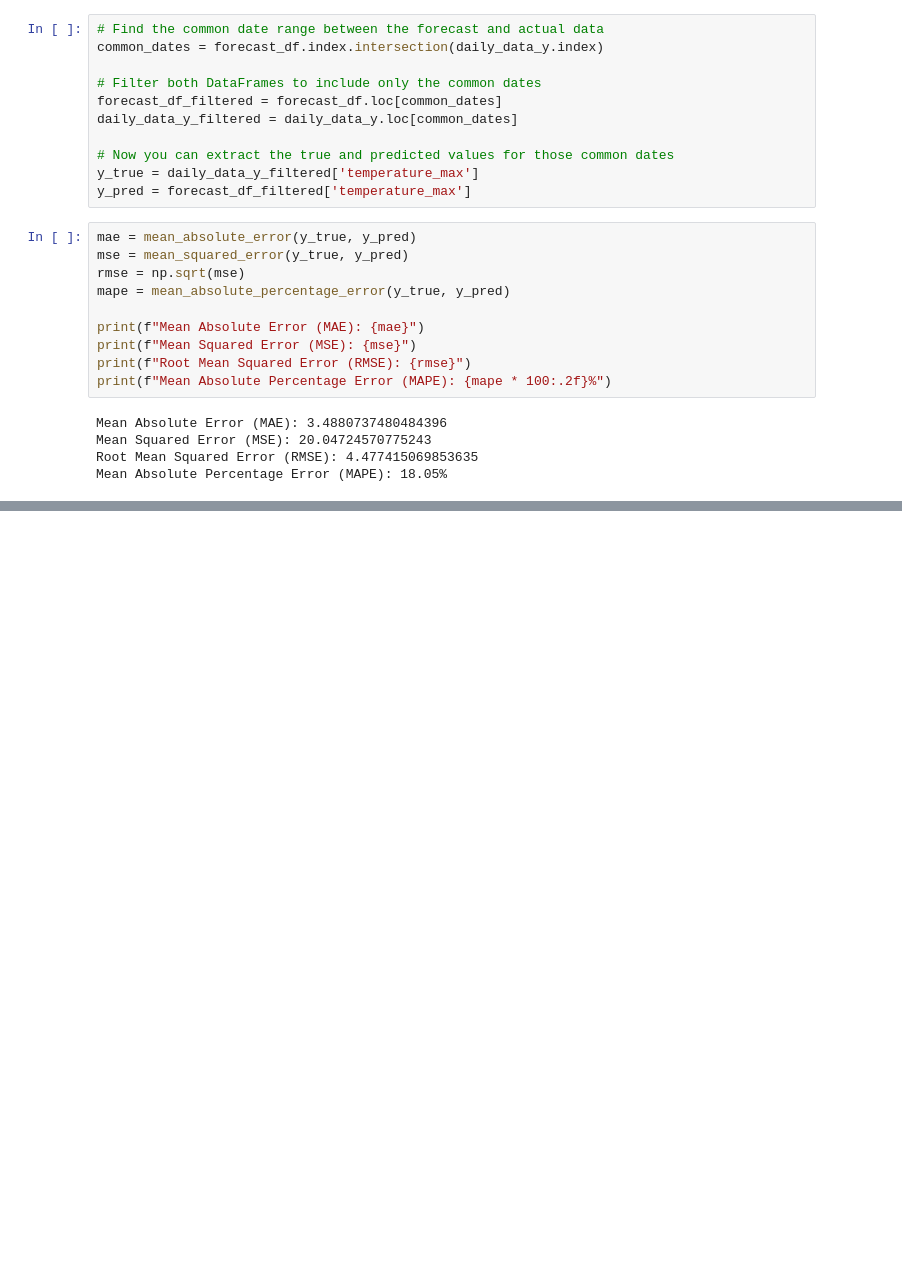
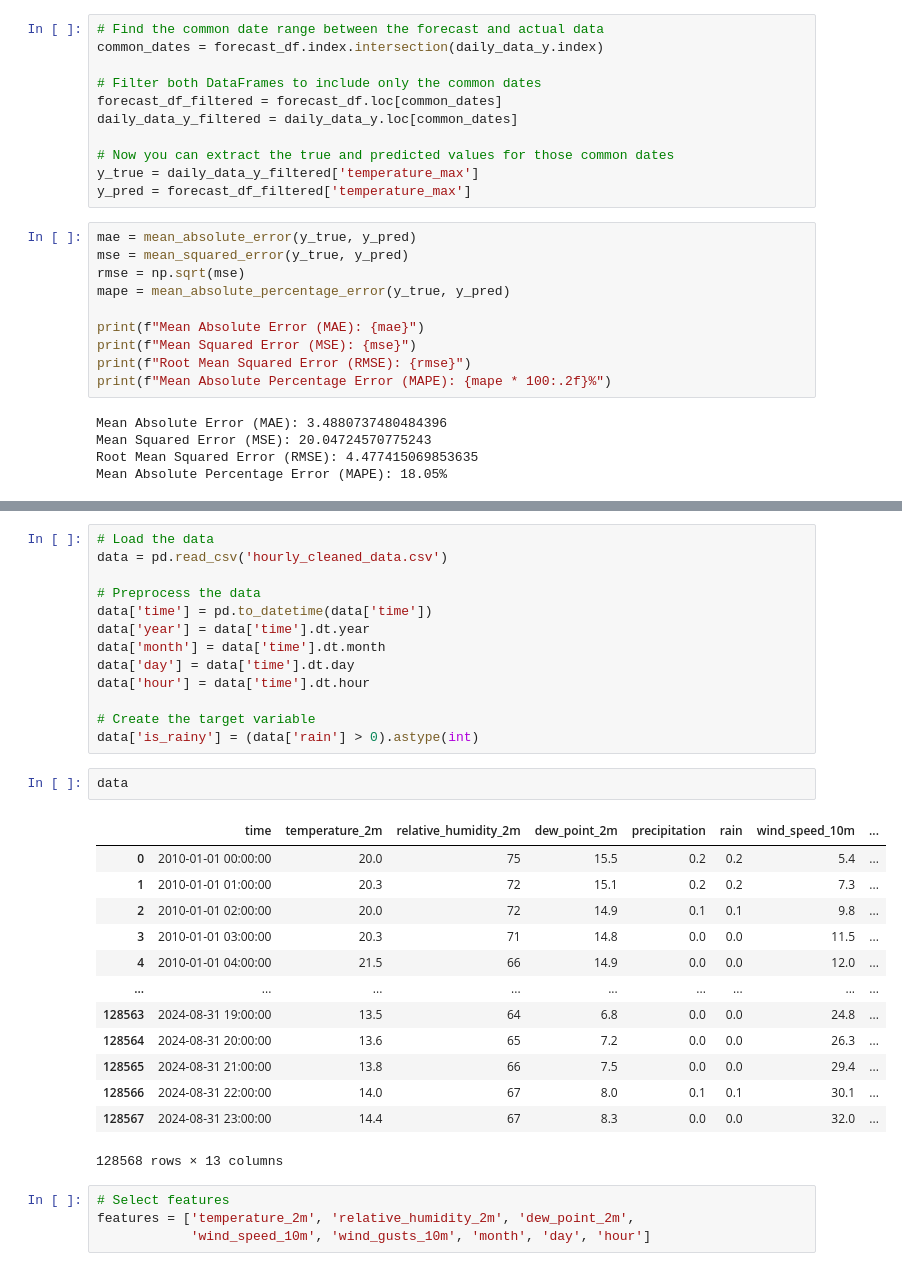
Before and after one commit to ireoluwa12345/slr_app, a Jupyter notebook: Weather Prediction/main.ipynb, the cells around one changed output, grey strips where cells are left out. Drawn from its saved outputs; the diff is of its cells as text; blank space fills up the shorter version.

```diff
--- a/Weather Prediction/main.ipynb
+++ b/Weather Prediction/main.ipynb
@@ -407,0 +354,33 @@ future_weather_data
+# %%
+# Load the data
+data = pd.read_csv('hourly_cleaned_data.csv')
+
+# Preprocess the data
+data['time'] = pd.to_datetime(data['time'])
+data['year'] = data['time'].dt.year
+data['month'] = data['time'].dt.month
+data['day'] = data['time'].dt.day
+data['hour'] = data['time'].dt.hour
+
+# Create the target variable
+data['is_rainy'] = (data['rain'] > 0).astype(int)
+# %%
+data
+# %% [output]
+|  | time | temperature_2m | relative_humidity_2m | dew_point_2m | precipitation | rain | wind_speed_10m | ... |
+| 0 | 2010-01-01 00:00:00 | 20.0 | 75 | 15.5 | 0.2 | 0.2 | 5.4 | ... |
+| 1 | 2010-01-01 01:00:00 | 20.3 | 72 | 15.1 | 0.2 | 0.2 | 7.3 | ... |
+| 2 | 2010-01-01 02:00:00 | 20.0 | 72 | 14.9 | 0.1 | 0.1 | 9.8 | ... |
+| 3 | 2010-01-01 03:00:00 | 20.3 | 71 | 14.8 | 0.0 | 0.0 | 11.5 | ... |
+| 4 | 2010-01-01 04:00:00 | 21.5 | 66 | 14.9 | 0.0 | 0.0 | 12.0 | ... |
+| ... | ... | ... | ... | ... | ... | ... | ... | ... |
+| 128563 | 2024-08-31 19:00:00 | 13.5 | 64 | 6.8 | 0.0 | 0.0 | 24.8 | ... |
+| 128564 | 2024-08-31 20:00:00 | 13.6 | 65 | 7.2 | 0.0 | 0.0 | 26.3 | ... |
+| 128565 | 2024-08-31 21:00:00 | 13.8 | 66 | 7.5 | 0.0 | 0.0 | 29.4 | ... |
+| 128566 | 2024-08-31 22:00:00 | 14.0 | 67 | 8.0 | 0.1 | 0.1 | 30.1 | ... |
+| 128567 | 2024-08-31 23:00:00 | 14.4 | 67 | 8.3 | 0.0 | 0.0 | 32.0 | ... |
+128568 rows × 13 columns
+# %%
+# Select features
+features = ['temperature_2m', 'relative_humidity_2m', 'dew_point_2m',
+            'wind_speed_10m', 'wind_gusts_10m', 'month', 'day', 'hour']
```
Also changed, not shown: parts of 11 cells of this notebook.
